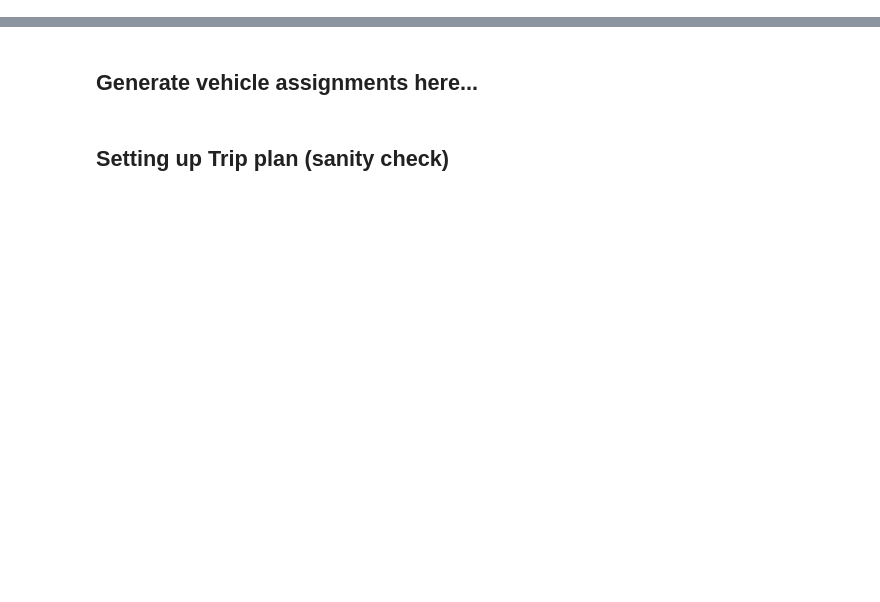
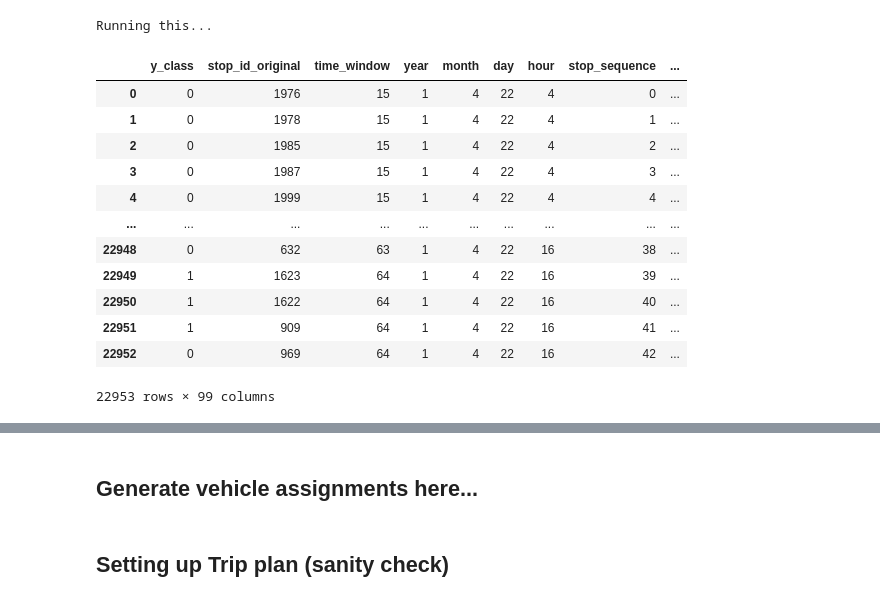
Before and after one commit to jptalusan/ICCPS_stationing, a Jupyter notebook: data_generation/generate_day_trips.ipynb, the cells around one changed output, grey strips where cells are left out. Saved outputs shown, nothing was run; the diff lists cells and outputs as text; code cells hidden in the pictures; blank space fills up the shorter version.

```diff
--- a/data_generation/generate_day_trips.ipynb
+++ b/data_generation/generate_day_trips.ipynb
@@ -66,22 +68,20 @@ To adjust logging level use sc.setLogLevel(newLevel). For SparkR, use setLogLeve
 # %%
-# Get data for the specified day
 def get_apc_data_for_date(filter_date):
-    print(f"Running this get_apc_data_for_date({filter_date})...")
-    # filepath = os.path.join('data', 'processed', 'apc_weather_gtfs.parquet')
+    print("Running this...")
     filepath = '/home/jptalusan/mta_stationing_problem/data/processed/apc_weather_gtfs_20220921.parquet'
     apcdata = spark.read.load(filepath)
     apcdata.createOrReplaceTempView("apc")
 
     plot_date = filter_date.strftime('%Y-%m-%d')
-    get_columns = ['trip_id', 'transit_date', 'arrival_time', 'scheduled_time', 'vehicle_id',
-                   'block_abbr', 'stop_sequence', 'stop_name', 'stop_id_original',
-                   'load', 'departure_time', 'vehicle_capacity',
-                   'darksky_temperature',
-                   'darksky_humidity',
-                   'darksky_precipitation_probability',
-                   'route_direction_name', 'route_id', 'gtfs_direction_id',
-                   'dayofweek',  'year', 'month', 'hour', 'zero_load_at_trip_end',
-                   'sched_hdwy']
+    get_columns = ['trip_id', 'transit_date', 'arrival_time',
+                'block_abbr', 'stop_sequence', 'stop_id_original',
+                'load',
+                'darksky_temperature',
+                'darksky_humidity',
+                'darksky_precipitation_probability',
+                'route_direction_name', 'route_id',
+                'dayofweek',  'year', 'month', 'hour', 'zero_load_at_trip_end',
+                'sched_hdwy']
     get_str = ", ".join([c for c in get_columns])
     query = f"""
     SELECT {get_str}
@@ -90,11 +90,11 @@ def get_apc_data_for_date(filter_date):
     ORDER BY arrival_time
     """
     apcdata = spark.sql(query)
-    apcdata = apcdata.na.fill(value=0,subset=["zero_load_at_trip_end"])
     apcdata = apcdata.withColumn("route_id_dir", F.concat_ws("_", apcdata.route_id, apcdata.route_direction_name))
     apcdata = apcdata.withColumn("day", F.dayofmonth(apcdata.arrival_time))
     apcdata = apcdata.drop("route_direction_name")
     apcdata = apcdata.withColumn("load", F.when(apcdata.load < 0, 0).otherwise(apcdata.load))
+    apcdata = apcdata.na.fill(value=0,subset=["zero_load_at_trip_end"])
     return apcdata
 # %%
 def prepare_input_data(input_df, ohe_encoder, label_encoders, num_scaler, columns, keep_columns=[], target='y_class'):
@@ -230,5 +221,32 @@ label_encoders = joblib.load('models/LL_Label_encoders.joblib')
 ohe_encoder = joblib.load('models/LL_OHE_encoder.joblib')
 num_scaler = joblib.load('models/LL_Num_scaler.joblib')
 
+DATE = '2021-05-23'
+date_to_predict = dt.datetime.strptime(DATE, '%Y-%m-%d')
+apcdata = get_apc_data_for_date(date_to_predict)
+df = apcdata.toPandas()
+df = add_features(df)
+
 raw_df = deepcopy(df)
 input_df = prepare_input_data(df, ohe_encoder, label_encoders, num_scaler, columns, target='y_class')
+
+ohe_columns = ['dayofweek', 'route_id_dir', 'is_holiday', 'is_school_break', 'zero_load_at_trip_end']
+input_df = input_df.drop(columns=ohe_columns)
+# %% [output]
+Running this...
+# %%
+input_df
+# %% [output]
+|  | y_class | stop_id_original | time_window | year | month | day | hour | stop_sequence | ... |
+| 0 | 0 | 1976 | 15 | 1 | 4 | 22 | 4 | 0 | ... |
+| 1 | 0 | 1978 | 15 | 1 | 4 | 22 | 4 | 1 | ... |
+| 2 | 0 | 1985 | 15 | 1 | 4 | 22 | 4 | 2 | ... |
+| 3 | 0 | 1987 | 15 | 1 | 4 | 22 | 4 | 3 | ... |
+| 4 | 0 | 1999 | 15 | 1 | 4 | 22 | 4 | 4 | ... |
+| ... | ... | ... | ... | ... | ... | ... | ... | ... | ... |
+| 22948 | 0 | 632 | 63 | 1 | 4 | 22 | 16 | 38 | ... |
+| 22949 | 1 | 1623 | 64 | 1 | 4 | 22 | 16 | 39 | ... |
+| 22950 | 1 | 1622 | 64 | 1 | 4 | 22 | 16 | 40 | ... |
+| 22951 | 1 | 909 | 64 | 1 | 4 | 22 | 16 | 41 | ... |
+| 22952 | 0 | 969 | 64 | 1 | 4 | 22 | 16 | 42 | ... |
+22953 rows × 99 columns
```
Also changed, not shown: parts of 21 cells of this notebook, 18 other files.
